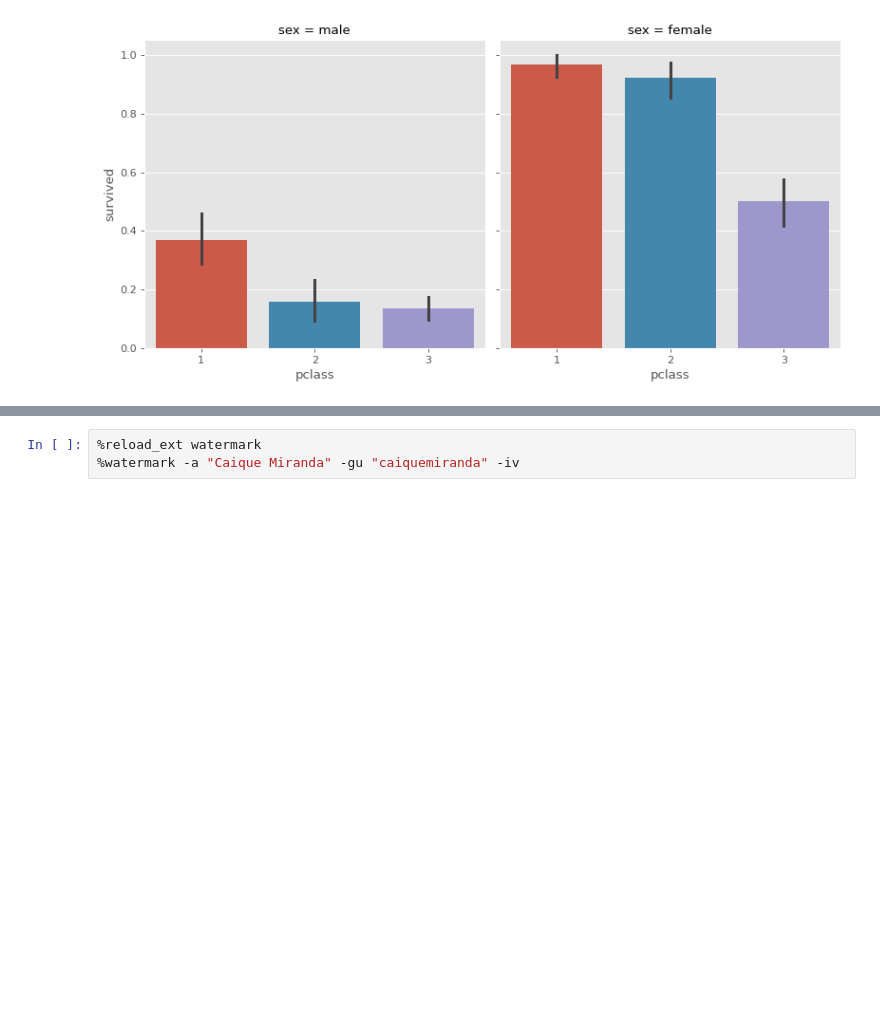
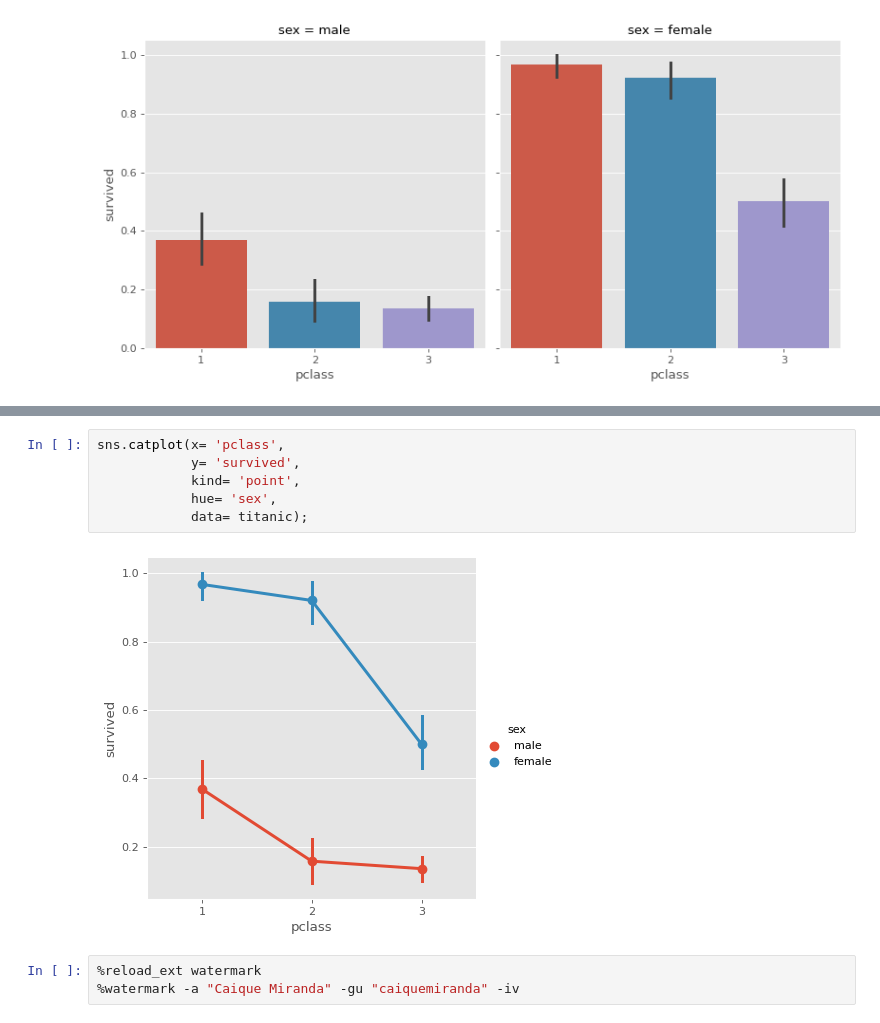
Before and after one commit to caiquemiranda/data-visualization-python, a Jupyter notebook: 10-analysis-visualization-titanic-dataset.ipynb, the cells around one changed output, grey strips where cells are left out. Saved outputs shown, nothing was run; the diff lists cells and outputs as text; blank space fills up the shorter version.

```diff
--- a/10-analysis-visualization-titanic-dataset.ipynb
+++ b/10-analysis-visualization-titanic-dataset.ipynb
@@ -326,3 +341,11 @@ sns.catplot(x= 'pclass',
+# %%
+sns.catplot(x= 'pclass',
+            y= 'survived',
+            kind= 'point',
+            hue= 'sex',
+            data= titanic);
+# %% [output]
+[figure, added]
 # %%
 %reload_ext watermark
 %watermark -a "Caique Miranda" -gu "caiquemiranda" -iv
```
Also changed, not shown: parts of 2 cells of this notebook.
